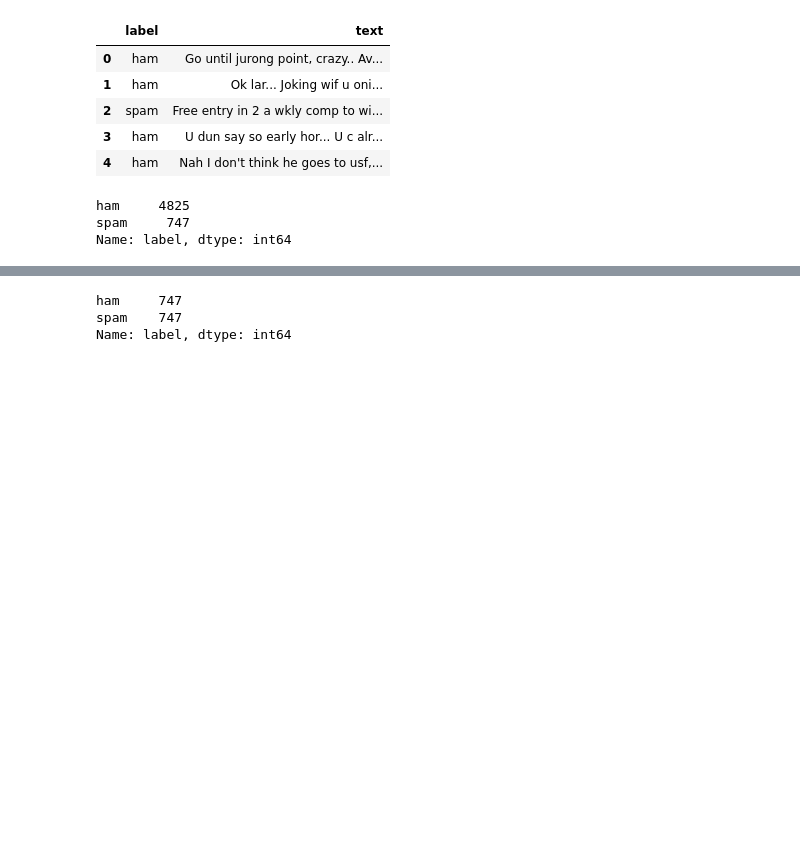
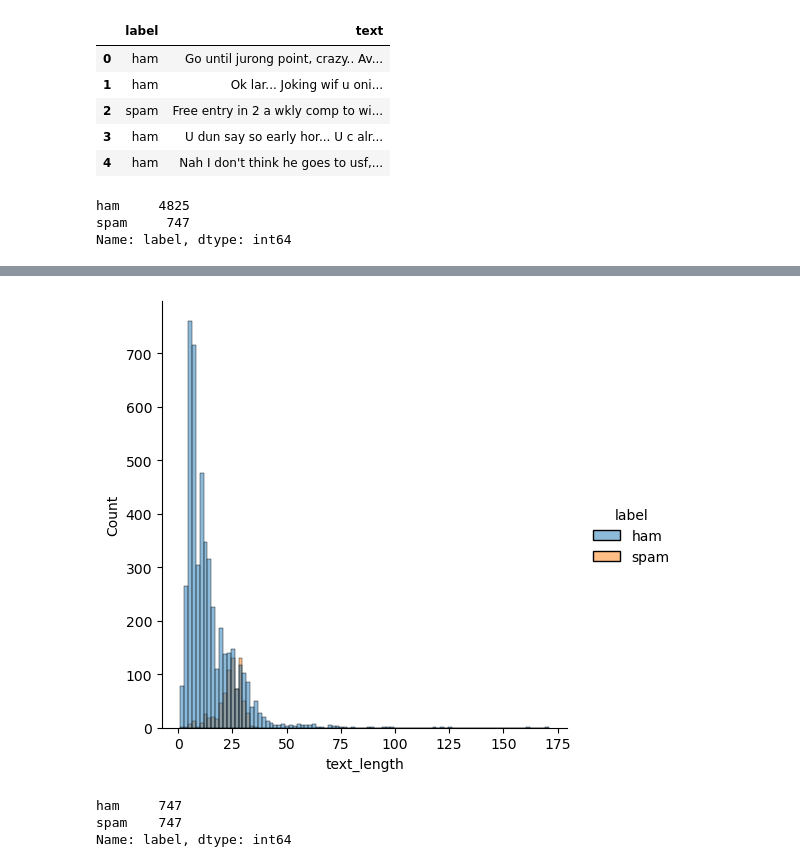
Before and after one commit to gabrielaeduardo/sms_spam, a Jupyter notebook: text_classification.ipynb, the cells around one changed output, grey strips where cells are left out. Saved outputs shown, nothing was run; the diff lists cells and outputs as text; code cells hidden in the pictures; blank space fills up the shorter version.

```diff
--- a/text_classification.ipynb
+++ b/text_classification.ipynb
@@ -57,4 +57,8 @@ df['text_length'].hist()
 [figure]
+# %%
+sns.displot(x='text_length', data=df, hue='label');
+# %% [output]
+[figure, added]
 # %%
 # balance classes
 
```
Also changed, not shown: parts of 10 cells of this notebook.
